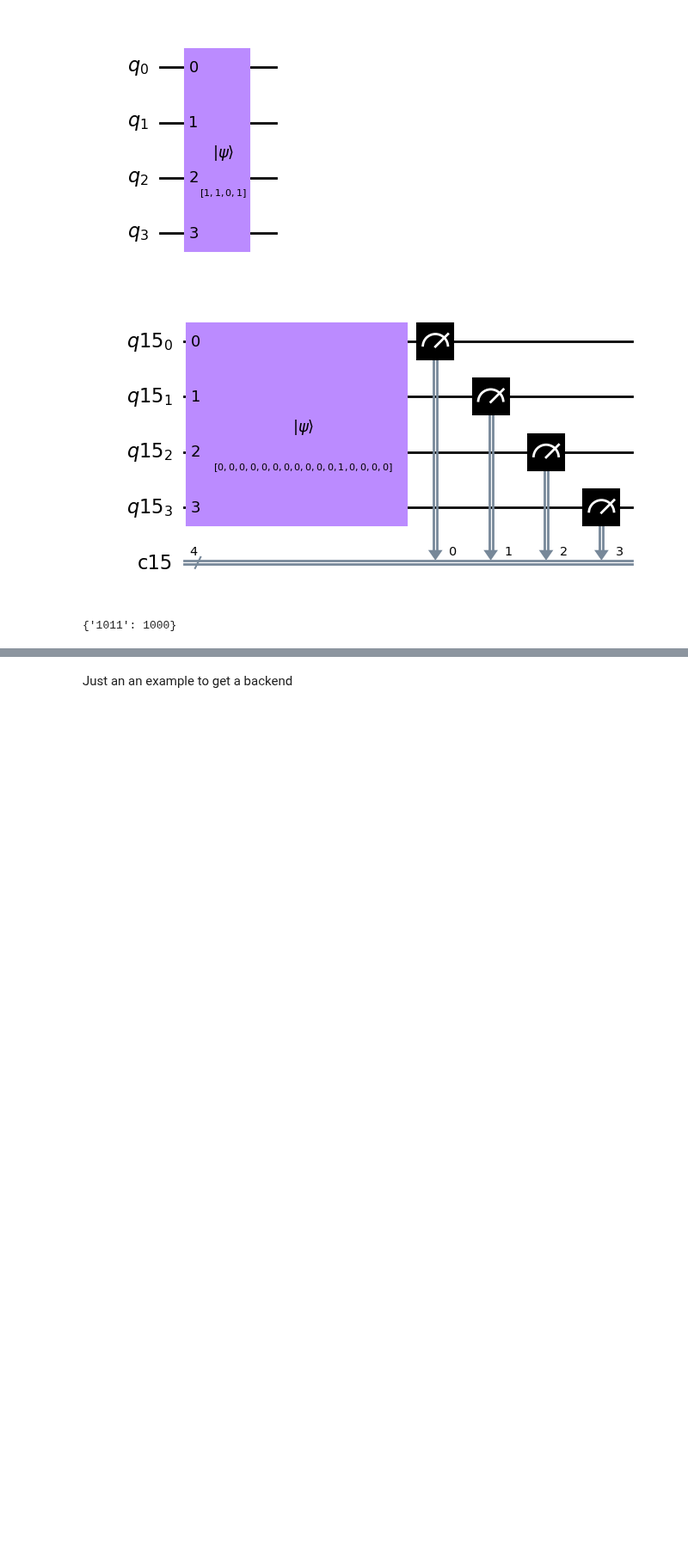
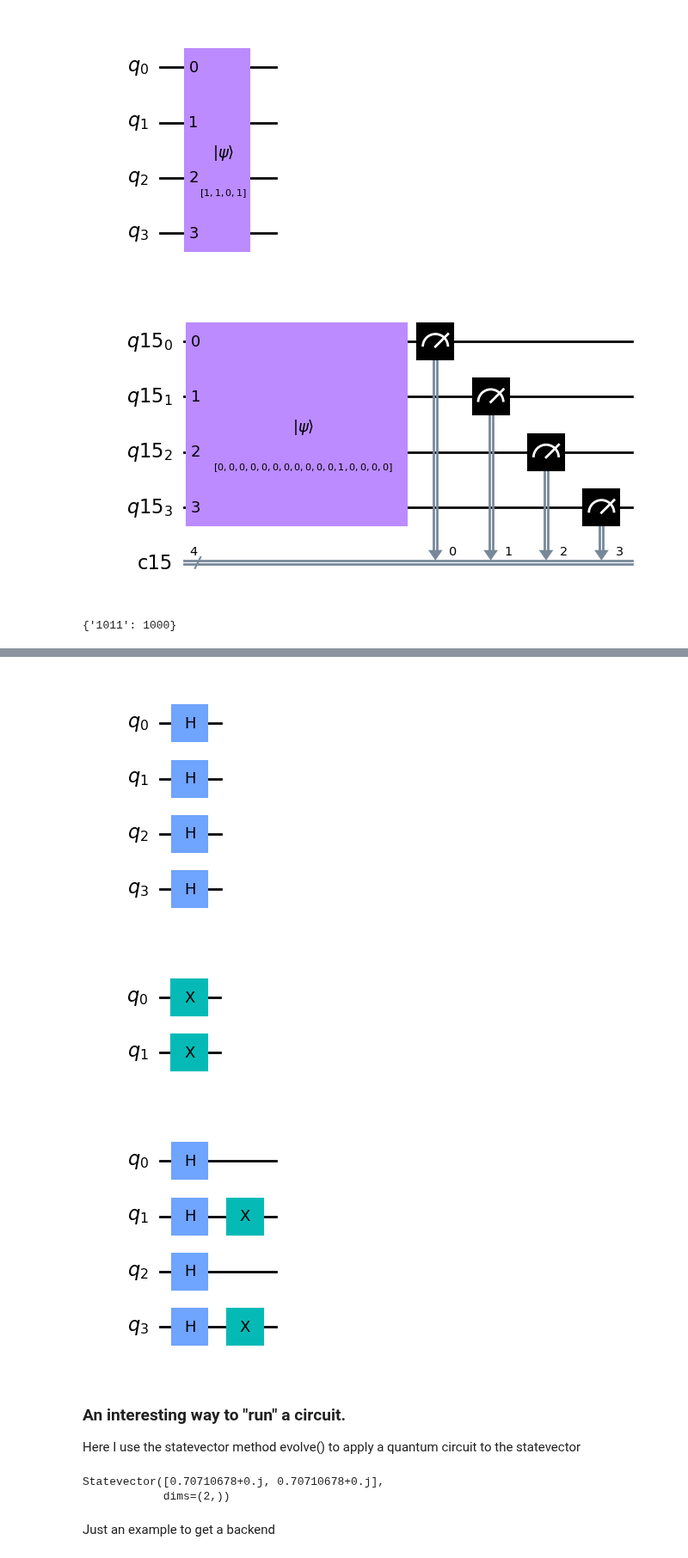
Before and after one commit to mrromaniuc/quantum-computing, a Jupyter notebook: IBMCertifiedAssociateDeveloperQiskit/1.7-Extend_Quantum_Circuits.ipynb, the cells around one changed output, grey strips where cells are left out. Shown at 86% size. Saved outputs shown, nothing was run; the diff lists cells and outputs as text; code cells hidden in the pictures; blank space fills up the shorter version.

```diff
--- a/IBMCertifiedAssociateDeveloperQiskit/1.7-Extend_Quantum_Circuits.ipynb
+++ b/IBMCertifiedAssociateDeveloperQiskit/1.7-Extend_Quantum_Circuits.ipynb
@@ -119,5 +145,35 @@ print(results.get_counts())
+# %%
+# Using the compose() method
+# Useful when quantum circuits have different number of qubits
+
+qc1 = QuantumCircuit(4)
+qc1.h([0,1,2,3])
+display(qc1.draw())
+
+qc2 = QuantumCircuit(2)
+qc2.x([0,1])
+display(qc2.draw())
+
+new_qc = qc1.compose(qc2, [1,3]) #compose accepts the the list of qubits in qc1 on which qc2 will be composed
+display(new_qc.draw())
+# %% [output]
+[figure, added]
+[figure, added]
+[figure, added]
+# %% [markdown]
+### An interesting way to "run" a circuit.
+Here I use the statevector method evolve() to apply a quantum circuit to the statevector
+# %%
+qc = QuantumCircuit(1)
+qc.h(0)
+
+sv = Statevector.from_label("0")
+sv.evolve(qc) #Note the output is a new state vector with state 1/sqrt(2)(|0> + |1>)
+# %% [output]
+Statevector([0.70710678+0.j, 0.70710678+0.j],
+            dims=(2,))
 # %% [markdown]
-Just an an example to get a backend
+Just an example to get a backend
 # %%
 provider = IBMProvider(instance="ibm-q/open/main")
 backend = provider.get_backend("ibmq_quito")
```
Also changed, not shown: parts of 2 cells of this notebook.
